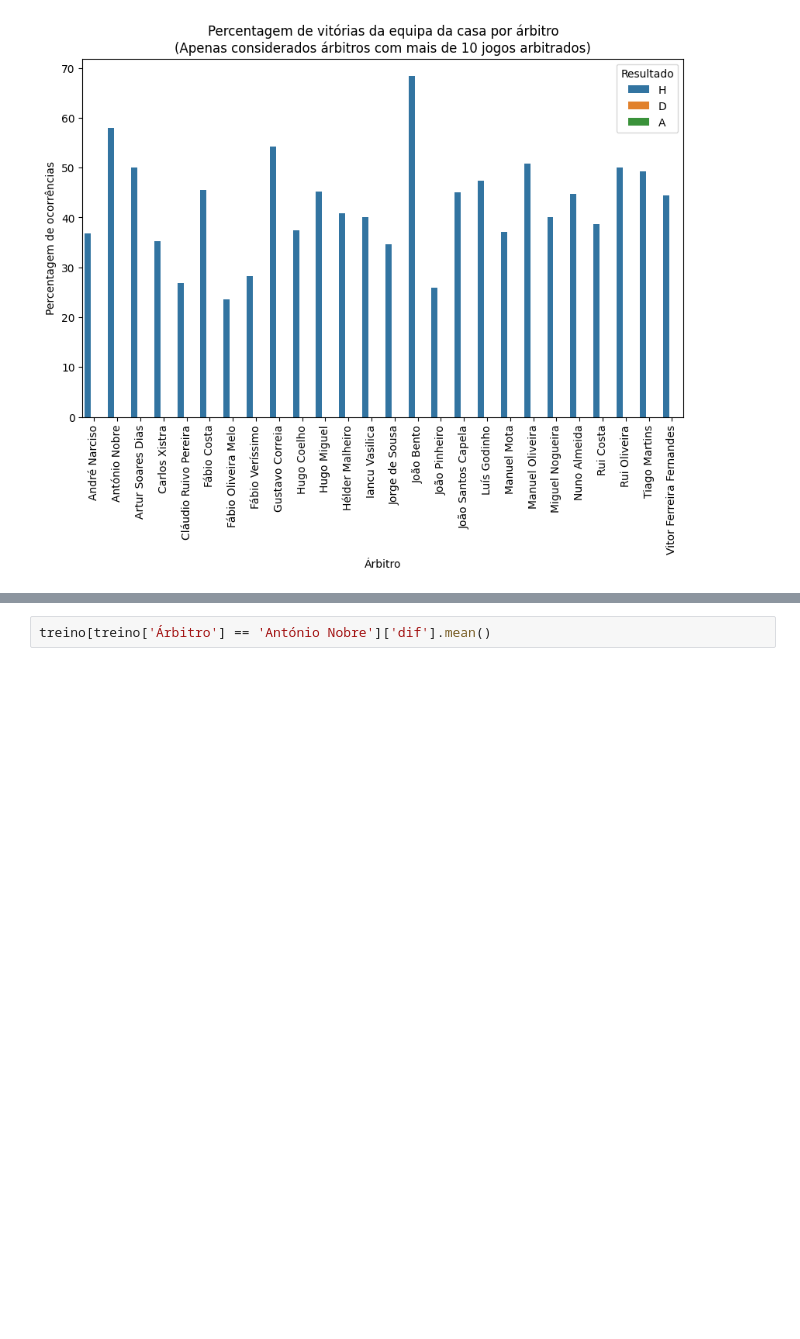
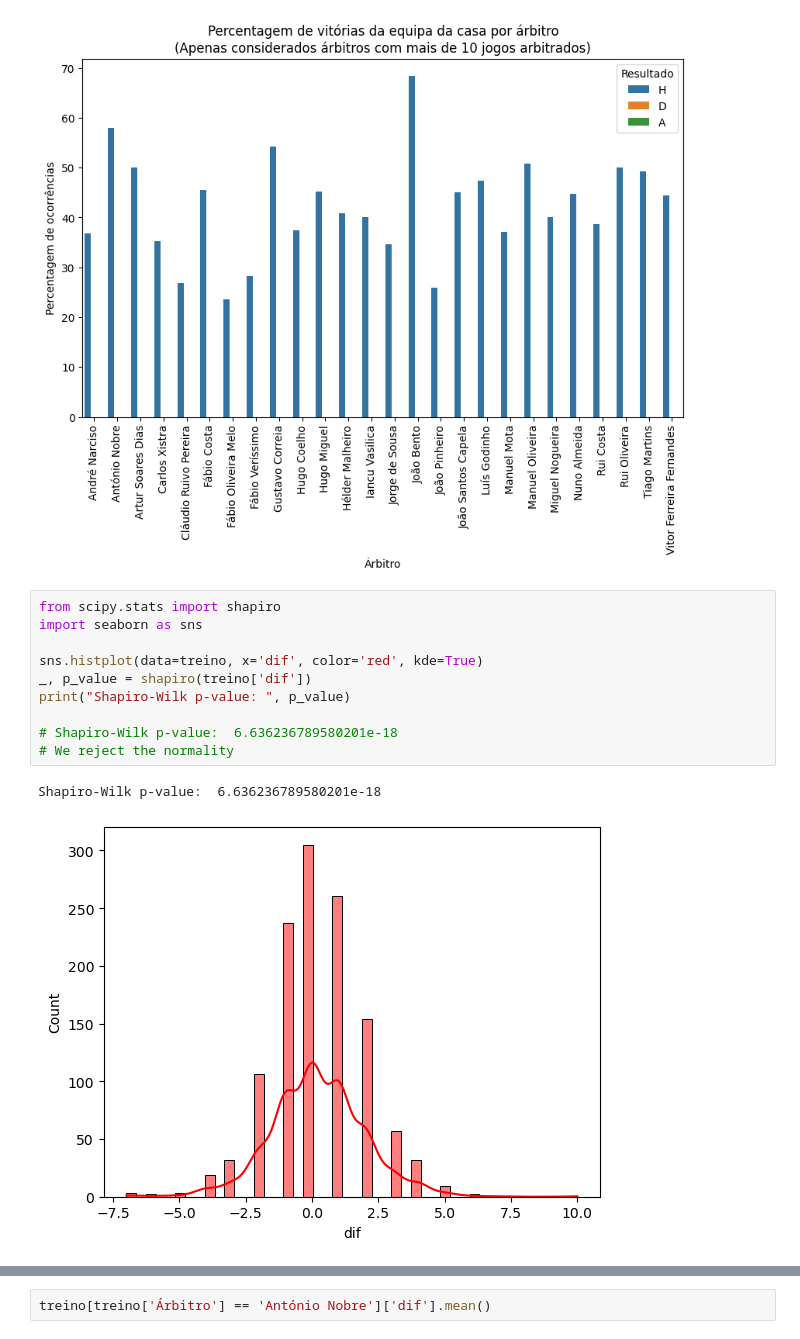
Before and after one commit to JoaoCaldas122/datamining-tp, a Jupyter notebook: TH.ipynb, the cells around one changed output, grey strips where cells are left out. Saved outputs shown, nothing was run; the diff lists cells and outputs as text; blank space fills up the shorter version.

```diff
--- a/TH.ipynb
+++ b/TH.ipynb
@@ -186,3 +186,16 @@ plt.legend(title='Resultado')
 plt.show()
 # %% [output]
 [figure]
+# %%
+from scipy.stats import shapiro
+import seaborn as sns
+
+sns.histplot(data=treino, x='dif', color='red', kde=True)
+_, p_value = shapiro(treino['dif'])
+print("Shapiro-Wilk p-value: ", p_value)
+
+# Shapiro-Wilk p-value:  6.636236789580201e-18
+# We reject the normality
+# %% [output]
+Shapiro-Wilk p-value:  6.636236789580201e-18
+[figure, added]
```
Also changed, not shown: parts of 6 cells of this notebook, 1 other file.
